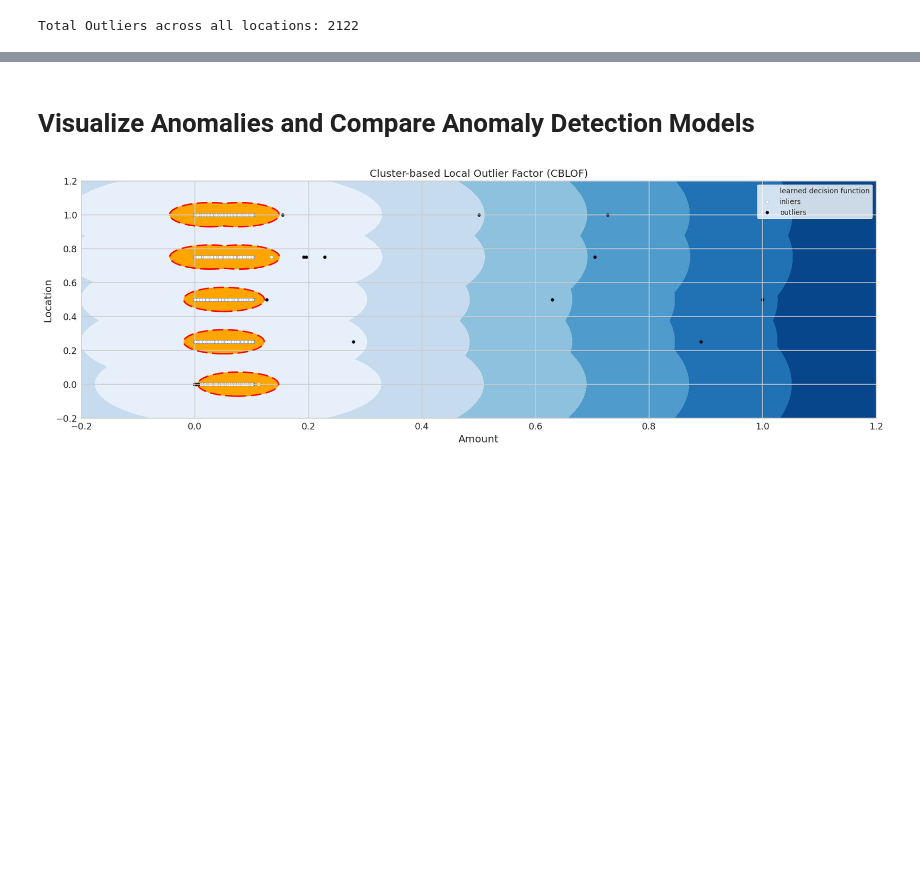
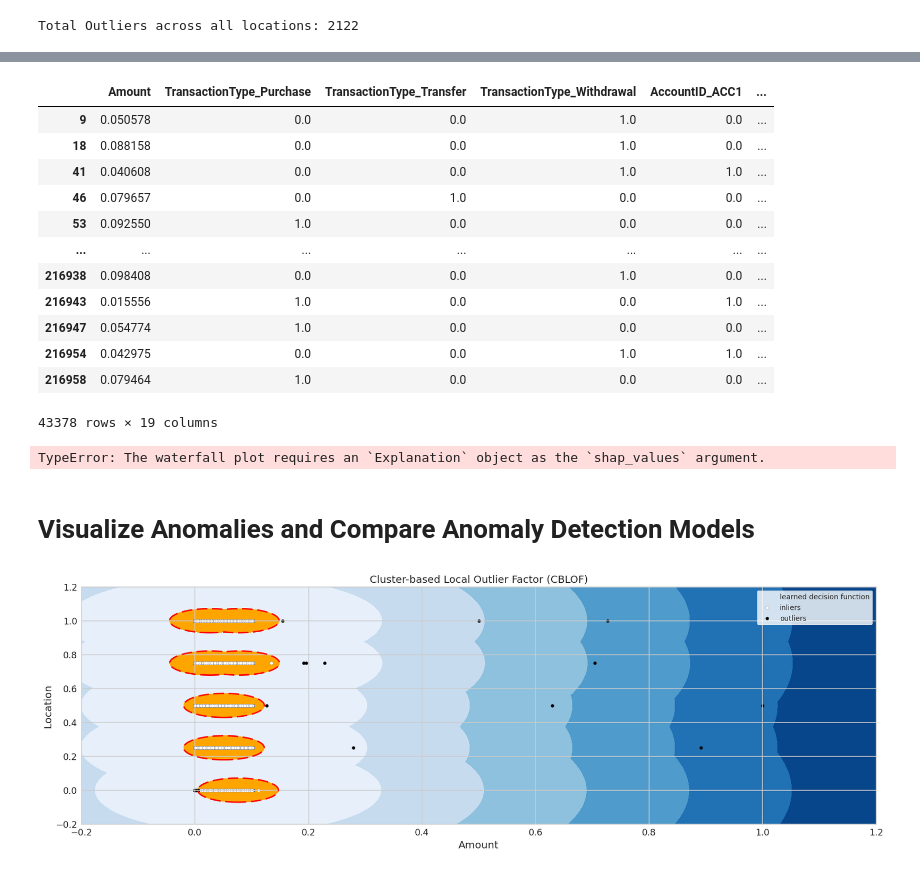
Before and after one commit to naufalkr/XAI-erp-transaction-anomaly, a Jupyter notebook: ERP_Anomaly_Detection.ipynb, the cells around one changed output, grey strips where cells are left out. Cells and saved outputs as stored; diff of their text form; code cells hidden in the pictures; blank space fills up the shorter version.

```diff
--- a/ERP_Anomaly_Detection.ipynb
+++ b/ERP_Anomaly_Detection.ipynb
@@ -434,0 +536,23 @@ Total Outliers across all locations: 2122
+# %%
+location_df
+# %% [output]
+|  | Amount | TransactionType_Purchase | TransactionType_Transfer | TransactionType_Withdrawal | AccountID_ACC1 | ... |
+| 9 | 0.050578 | 0.0 | 0.0 | 1.0 | 0.0 | ... |
+| 18 | 0.088158 | 0.0 | 0.0 | 1.0 | 0.0 | ... |
+| 41 | 0.040608 | 0.0 | 0.0 | 1.0 | 1.0 | ... |
+| 46 | 0.079657 | 0.0 | 1.0 | 0.0 | 0.0 | ... |
+| 53 | 0.092550 | 1.0 | 0.0 | 0.0 | 0.0 | ... |
+| ... | ... | ... | ... | ... | ... | ... |
+| 216938 | 0.098408 | 0.0 | 0.0 | 1.0 | 0.0 | ... |
+| 216943 | 0.015556 | 1.0 | 0.0 | 0.0 | 1.0 | ... |
+| 216947 | 0.054774 | 1.0 | 0.0 | 0.0 | 0.0 | ... |
+| 216954 | 0.042975 | 0.0 | 0.0 | 1.0 | 1.0 | ... |
+| 216958 | 0.079464 | 1.0 | 0.0 | 0.0 | 0.0 | ... |
+43378 rows × 19 columns
+# %%
+shap_values_for_row_10 = shap_values_single[9]  # indeks dimulai dari 0
+
+# Menampilkan waterfall plot untuk baris ke-10
+shap.plots.waterfall(shap_values_for_row_10)
+# %% [output]
+TypeError: The waterfall plot requires an `Explanation` object as the `shap_values` argument.
```
Also changed, not shown: parts of 17 cells of this notebook.
